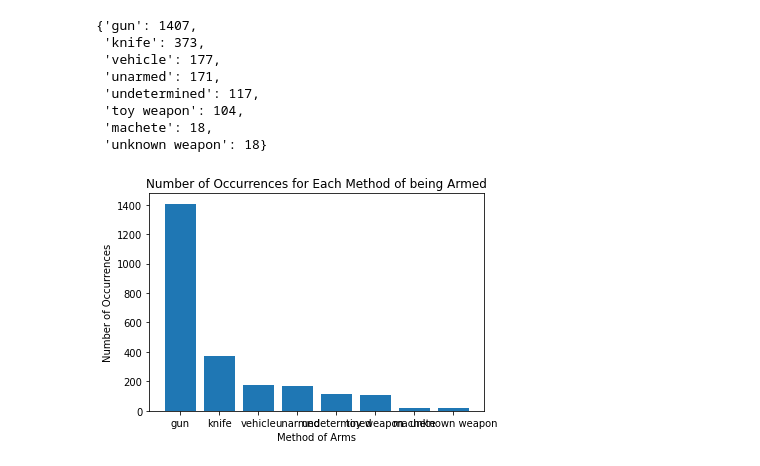
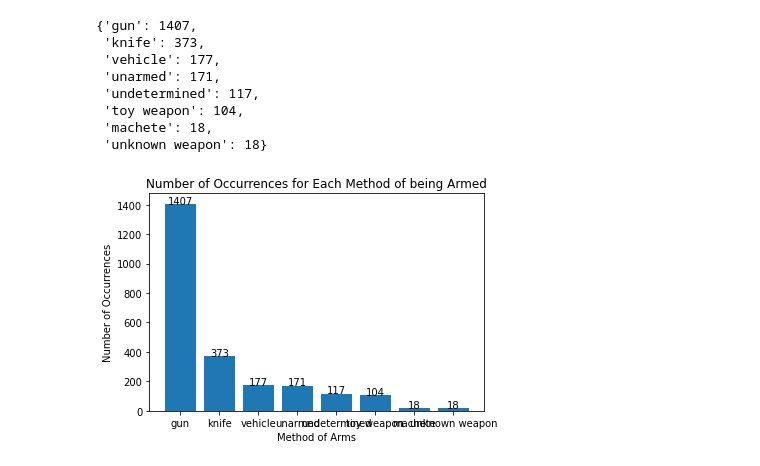
Before and after one commit to SaadSatter/Fatal_force_datascience, a Jupyter notebook: eshan_ver.ipynb, the cells around one changed output. Saved outputs shown, nothing was run; the diff lists cells and outputs as text; code cells hidden in the pictures.

```diff
--- a/eshan_ver.ipynb
+++ b/eshan_ver.ipynb
@@ -1231,9 +1231,19 @@ The above bar graph is extremely packed and the majority of the values are very
 df_state_stats_temp = df_state_stats[df_state_stats['Total Cases'] > 50]
 # df_state_stats_temp
 
-plt.bar(df_state_stats_temp.index, df_state_stats_temp['Total Cases'])
+# plt.bar(df_state_stats_temp.index, df_state_stats_temp['Total Cases'])
+# plt.title('Total Cases of Fatal Shootings by State')
+# plt.xlabel('State')
+# plt.ylabel('Number of Fatal Shootings')
+# plt.show()
+
+x_list = list(df_state_stats_temp.index)
+y_list = list(df_state_stats_temp['Total Cases'])
+plt.bar(x_list, y_list)
 plt.title('Total Cases of Fatal Shootings by State')
 plt.xlabel('State')
 plt.ylabel('Number of Fatal Shootings')
+for i in range(len(x_list)):
+    plt.text(x_list[i], y_list[i], y_list[i], ha='center')
 plt.show()
 # %% [output]
@@ -1343,14 +1353,25 @@ armed_counts_reduced
 # %%
 '''
 We can also use a bar graph to visualize this data.
 '''
-plt.bar(armed_counts_reduced.keys(), armed_counts_reduced.values())
+# plt.bar(armed_counts_reduced.keys(), armed_counts_reduced.values())
+# plt.title("Number of Occurrences for Each Method of being Armed")
+# plt.xlabel("Method of Arms")
+# plt.ylabel("Number of Occurrences")
+# plt.show()
+
+
+x_list = list(armed_counts_reduced.keys())
+y_list = list(armed_counts_reduced.values())
+plt.bar(x_list, y_list)
 plt.title("Number of Occurrences for Each Method of being Armed")
 plt.xlabel("Method of Arms")
 plt.ylabel("Number of Occurrences")
+for i in range(len(x_list)):
+    plt.text(x_list[i], y_list[i], y_list[i], ha='center')
 plt.show()
 # %% [output]
-[figure, old version]
+[figure, new version]
 # %%
 '''
 The graph above clearly shows that guns are the most common by a very wide margin, followed by knives in second and then vehicles in third place.
```
Also changed, not shown: parts of 13 cells of this notebook.
